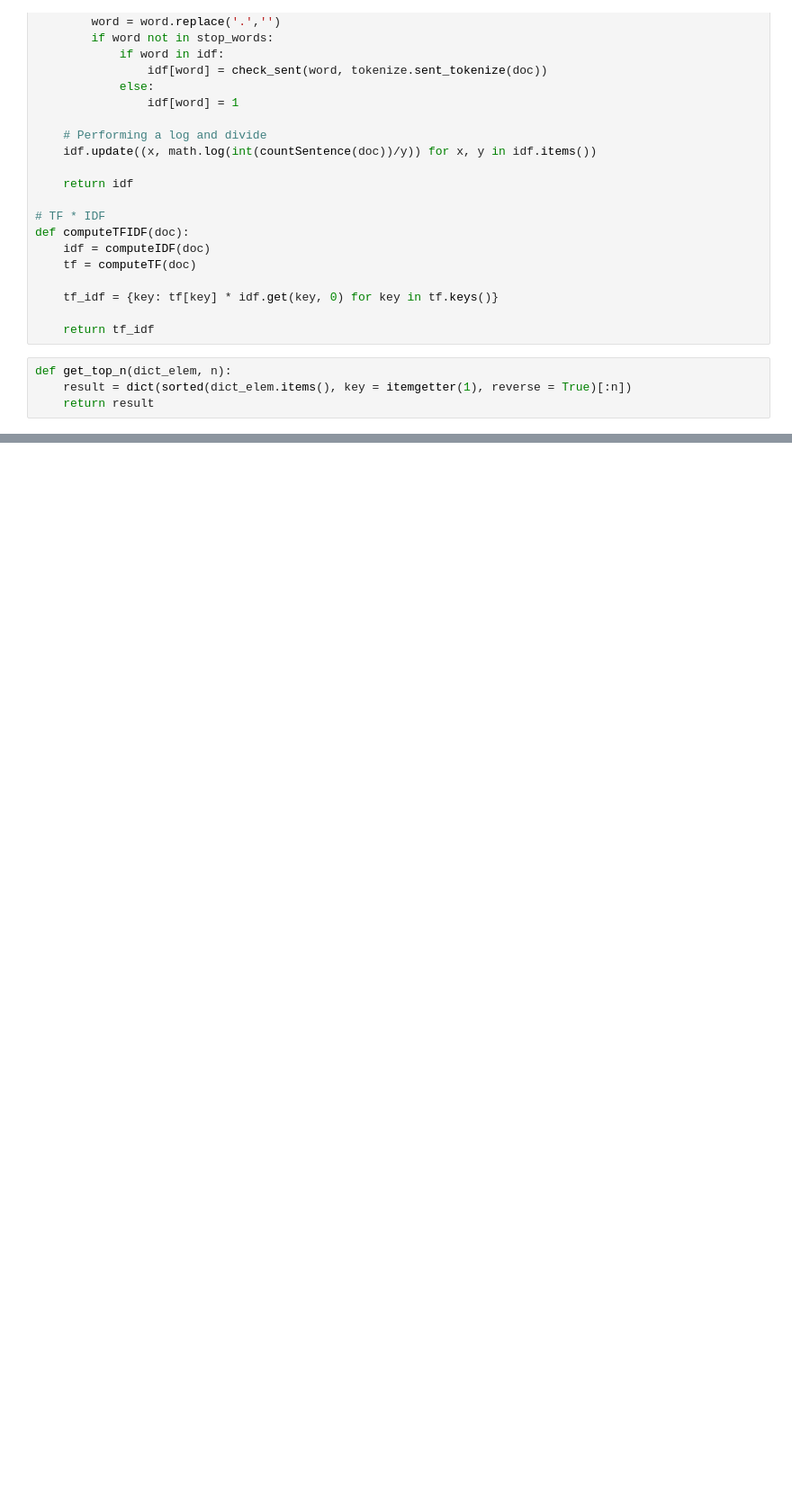
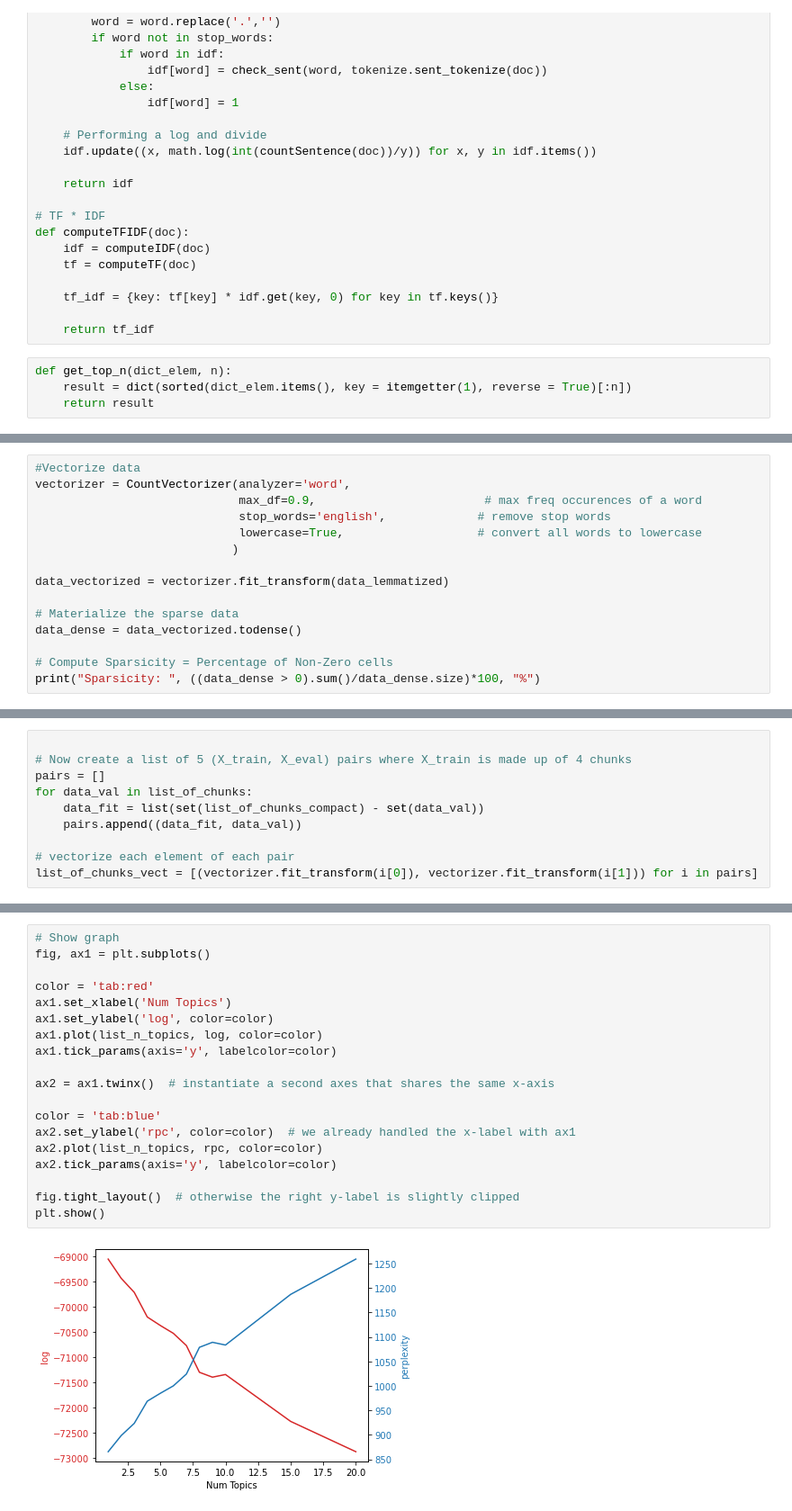
Before and after one commit to albertodiazdurana/Web-scrapping_NLP_topic-analysis-2a, a Jupyter notebook: exploring.ipynb, the cells around one changed output, grey strips where cells are left out. Shown at 90% size. Saved outputs shown, nothing was run; the diff lists cells and outputs as text; blank space fills up the shorter version.

```diff
--- a/exploring.ipynb
+++ b/exploring.ipynb
@@ -332,0 +384,15 @@ def get_top_n(dict_elem, n):
+# %%
+#Vectorize data
+vectorizer = CountVectorizer(analyzer='word',
+                             max_df=0.9,                        # max freq occurences of a word
+                             stop_words='english',             # remove stop words
+                             lowercase=True,                   # convert all words to lowercase
+                            )
+
+data_vectorized = vectorizer.fit_transform(data_lemmatized)
+
+# Materialize the sparse data
+data_dense = data_vectorized.todense()
+
+# Compute Sparsicity = Percentage of Non-Zero cells
+print("Sparsicity: ", ((data_dense > 0).sum()/data_dense.size)*100, "%")
@@ -332,0 +441,10 @@ def get_top_n(dict_elem, n):
+# %%
+
+# Now create a list of 5 (X_train, X_eval) pairs where X_train is made up of 4 chunks
+pairs = []
+for data_val in list_of_chunks:
+    data_fit = list(set(list_of_chunks_compact) - set(data_val))
+    pairs.append((data_fit, data_val))
+
+# vectorize each element of each pair
+list_of_chunks_vect = [(vectorizer.fit_transform(i[0]), vectorizer.fit_transform(i[1])) for i in pairs]
@@ -332,0 +492,21 @@ def get_top_n(dict_elem, n):
+# %%
+# Show graph
+fig, ax1 = plt.subplots()
+
+color = 'tab:red'
+ax1.set_xlabel('Num Topics')
+ax1.set_ylabel('log', color=color)
+ax1.plot(list_n_topics, log, color=color)
+ax1.tick_params(axis='y', labelcolor=color)
+
+ax2 = ax1.twinx()  # instantiate a second axes that shares the same x-axis
+
+color = 'tab:blue'
+ax2.set_ylabel('rpc', color=color)  # we already handled the x-label with ax1
+ax2.plot(list_n_topics, rpc, color=color)
+ax2.tick_params(axis='y', labelcolor=color)
+
+fig.tight_layout()  # otherwise the right y-label is slightly clipped
+plt.show()
+# %% [output]
+[figure, added]
```
Also changed, not shown: parts of 34 cells of this notebook.
